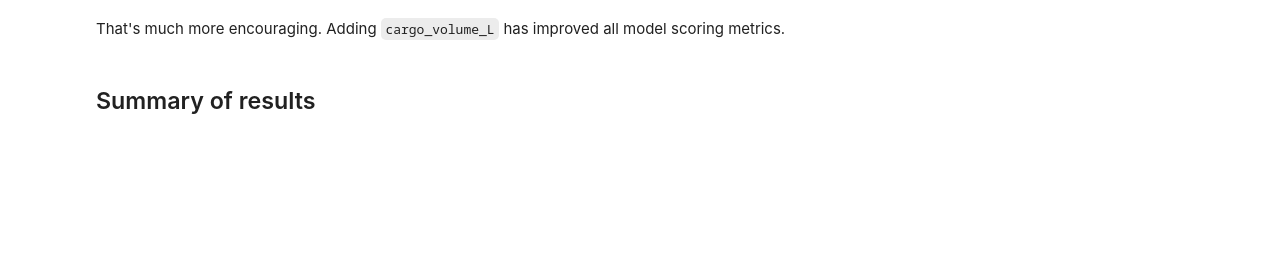
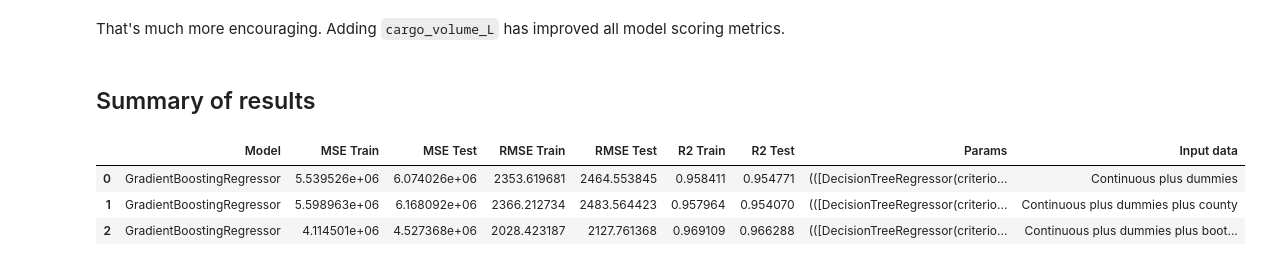
Before and after one commit to rgdavies92/used-car-value, a Jupyter notebook: 06_Modelling_version2.ipynb, the cells around one changed output. Drawn from its saved outputs; the diff is of its cells as text; code cells hidden in the pictures; blank space fills up the shorter version.

```diff
--- a/06_Modelling_version2.ipynb
+++ b/06_Modelling_version2.ipynb
@@ -275,9 +325,12 @@ That's much more encouraging. Adding `cargo_volume_L` has improved all model sco
 # %%
 # Summary dataframe of results
 gbdict2['Input data'] = 'Continuous plus dummies'
-gbdict_cont['Input data'] = 'Continuous only'
-gbdict_ll['Input data'] = 'Continuous plus dummies plus lat/lon'
 gbdict_county['Input data'] = 'Continuous plus dummies plus county'
 gbdict_boot['Input data'] = 'Continuous plus dummies plus boot volume'
 
-pd.DataFrame([gbdict_cont,gbdict2,gbdict_ll,gbdict_county,gbdict_boot])
+pd.DataFrame([gbdict2,gbdict_county,gbdict_boot])
+# %% [output]
+|  | Model | MSE Train | MSE Test | RMSE Train | RMSE Test | R2 Train | R2 Test | Params | Input data |
+| 0 | GradientBoostingRegressor | 5.539526e+06 | 6.074026e+06 | 2353.619681 | 2464.553845 | 0.958411 | 0.954771 | (([DecisionTreeRegressor(criterio... | Continuous plus dummies |
+| 1 | GradientBoostingRegressor | 5.598963e+06 | 6.168092e+06 | 2366.212734 | 2483.564423 | 0.957964 | 0.954070 | (([DecisionTreeRegressor(criterio... | Continuous plus dummies plus county |
+| 2 | GradientBoostingRegressor | 4.114501e+06 | 4.527368e+06 | 2028.423187 | 2127.761368 | 0.969109 | 0.966288 | (([DecisionTreeRegressor(criterio... | Continuous plus dummies plus boot... |
```
Also changed, not shown: parts of 8 cells of this notebook, 2 other files.
